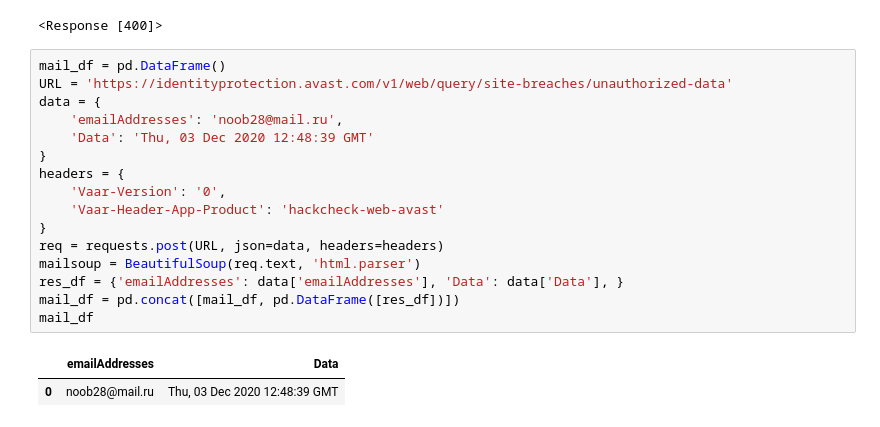
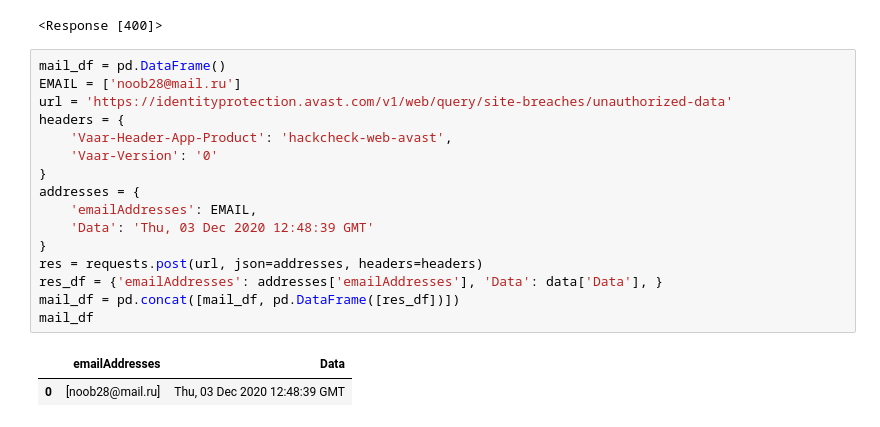
Before and after one commit to Miraterekhova/pyda-terekhova, a Jupyter notebook: homework14.ipynb, the cells around one changed output. Cells and saved outputs as stored; diff of their text form.

```diff
--- a/homework14.ipynb
+++ b/homework14.ipynb
@@ -176,20 +173,20 @@ res
 <Response [400]>
 # %%
 mail_df = pd.DataFrame()
-URL = 'https://identityprotection.avast.com/v1/web/query/site-breaches/unauthorized-data'
-data = {
-    'emailAddresses': 'noob28@mail.ru',
+EMAIL = ['noob28@mail.ru']
+url = 'https://identityprotection.avast.com/v1/web/query/site-breaches/unauthorized-data'
+headers = {
+    'Vaar-Header-App-Product': 'hackcheck-web-avast',
+    'Vaar-Version': '0'
+}
+addresses = {
+    'emailAddresses': EMAIL,
     'Data': 'Thu, 03 Dec 2020 12:48:39 GMT'
 }
-headers = {
-    'Vaar-Version': '0',
-    'Vaar-Header-App-Product': 'hackcheck-web-avast'
-}
-req = requests.post(URL, json=data, headers=headers)
-mailsoup = BeautifulSoup(req.text, 'html.parser')
-res_df = {'emailAddresses': data['emailAddresses'], 'Data': data['Data'], }
+res = requests.post(url, json=addresses, headers=headers)
+res_df = {'emailAddresses': addresses['emailAddresses'], 'Data': data['Data'], }
 mail_df = pd.concat([mail_df, pd.DataFrame([res_df])])
 mail_df
 # %% [output]
 |  | emailAddresses | Data |
-| 0 | noob28@mail.ru | Thu, 03 Dec 2020 12:48:39 GMT |
+| 0 | [noob28@mail.ru] | Thu, 03 Dec 2020 12:48:39 GMT |
```
Also changed, not shown: parts of 14 cells of this notebook.
